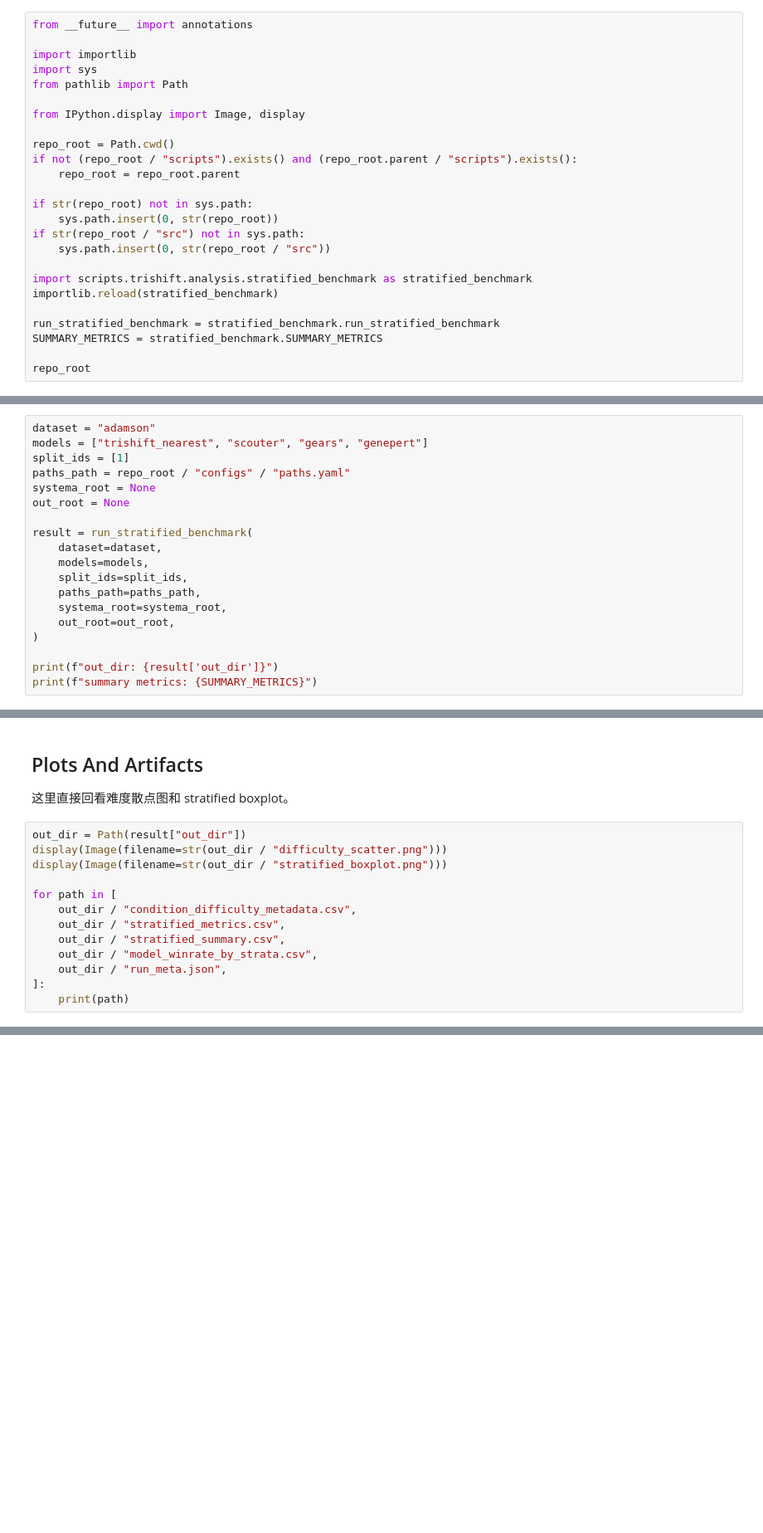
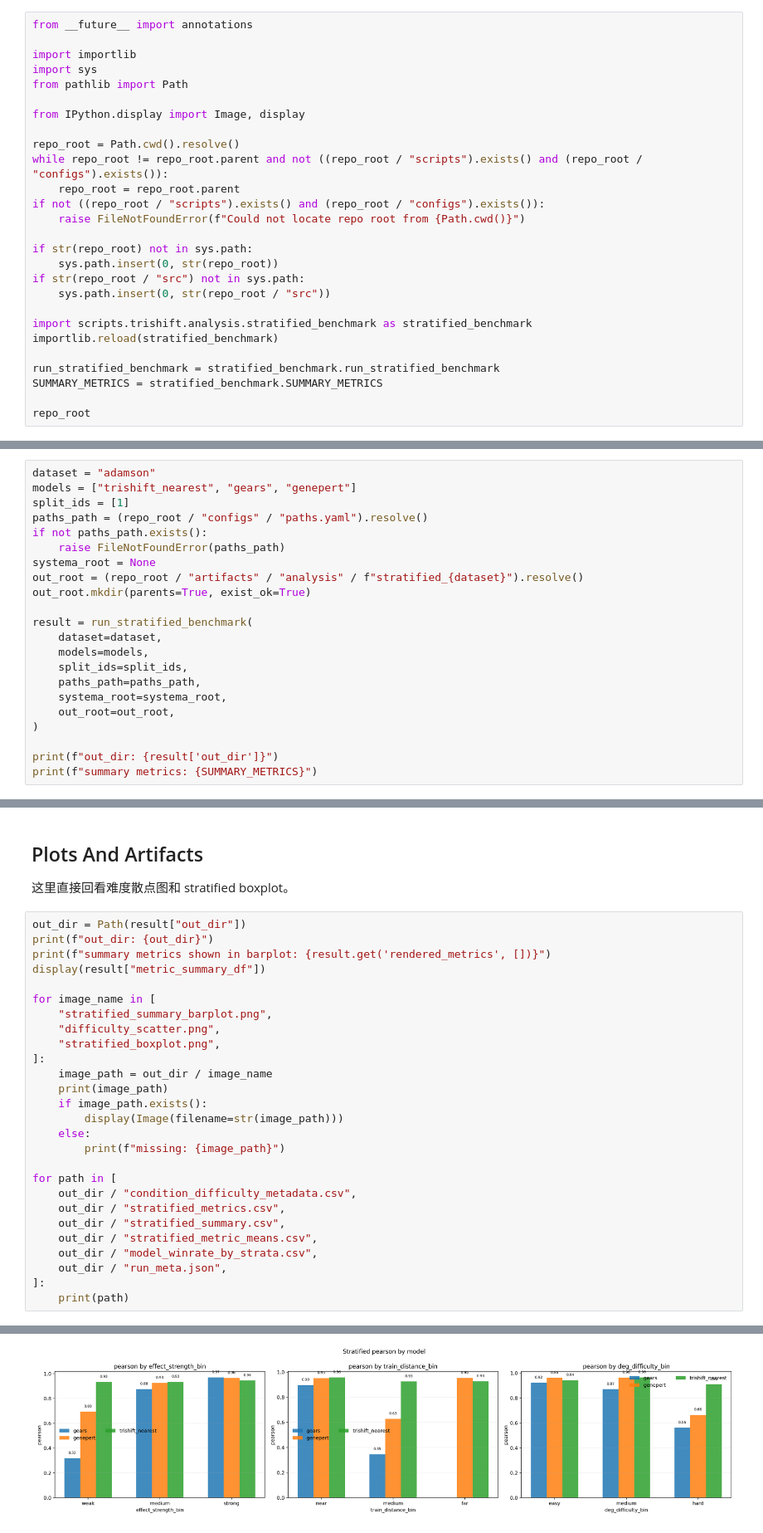
Before and after one commit to elan6666/trishift, a Jupyter notebook: notebooks/stratified_robustness_downstream_experiment.ipynb, the cells around one changed output, grey strips where cells are left out. Shown at 83% size. Saved outputs shown, nothing was run; the diff lists cells and outputs as text; blank space fills up the shorter version.

Commit message:
Refine stratified robustness analysis outputs

```diff
--- a/notebooks/stratified_robustness_downstream_experiment.ipynb
+++ b/notebooks/stratified_robustness_downstream_experiment.ipynb
@@ -15,9 +15,11 @@ from pathlib import Path
 
 from IPython.display import Image, display
 
-repo_root = Path.cwd()
-if not (repo_root / "scripts").exists() and (repo_root.parent / "scripts").exists():
+repo_root = Path.cwd().resolve()
+while repo_root != repo_root.parent and not ((repo_root / "scripts").exists() and (repo_root / "configs").exists()):
     repo_root = repo_root.parent
+if not ((repo_root / "scripts").exists() and (repo_root / "configs").exists()):
+    raise FileNotFoundError(f"Could not locate repo root from {Path.cwd()}")
 
 if str(repo_root) not in sys.path:
     sys.path.insert(0, str(repo_root))
@@ -37,11 +41,14 @@ repo_root
 如果只是 smoke test，先用 `adamson + trishift_nearest + split1`。如果要看论文级分层，再换到 `norman`。
 # %%
 dataset = "adamson"
-models = ["trishift_nearest", "scouter", "gears", "genepert"]
+models = ["trishift_nearest", "gears", "genepert"]
 split_ids = [1]
-paths_path = repo_root / "configs" / "paths.yaml"
+paths_path = (repo_root / "configs" / "paths.yaml").resolve()
+if not paths_path.exists():
+    raise FileNotFoundError(paths_path)
 systema_root = None
-out_root = None
+out_root = (repo_root / "artifacts" / "analysis" / f"stratified_{dataset}").resolve()
+out_root.mkdir(parents=True, exist_ok=True)
 
 result = run_stratified_benchmark(
     dataset=dataset,
@@ -69,14 +147,29 @@ display(result["win_df"].head(30))
 这里直接回看难度散点图和 stratified boxplot。
 # %%
 out_dir = Path(result["out_dir"])
-display(Image(filename=str(out_dir / "difficulty_scatter.png")))
-display(Image(filename=str(out_dir / "stratified_boxplot.png")))
+print(f"out_dir: {out_dir}")
+print(f"summary metrics shown in barplot: {result.get('rendered_metrics', [])}")
+display(result["metric_summary_df"])
+
+for image_name in [
+    "stratified_summary_barplot.png",
+    "difficulty_scatter.png",
+    "stratified_boxplot.png",
+]:
+    image_path = out_dir / image_name
+    print(image_path)
+    if image_path.exists():
+        display(Image(filename=str(image_path)))
+    else:
+        print(f"missing: {image_path}")
 
 for path in [
     out_dir / "condition_difficulty_metadata.csv",
     out_dir / "stratified_metrics.csv",
     out_dir / "stratified_summary.csv",
+    out_dir / "stratified_metric_means.csv",
     out_dir / "model_winrate_by_strata.csv",
     out_dir / "run_meta.json",
 ]:
     print(path)
+# %% [output]
@@ -82,0 +183 @@ for path in [
+[figure, added]
```
Also changed, not shown: parts of 4 cells of this notebook, 2 other files.
